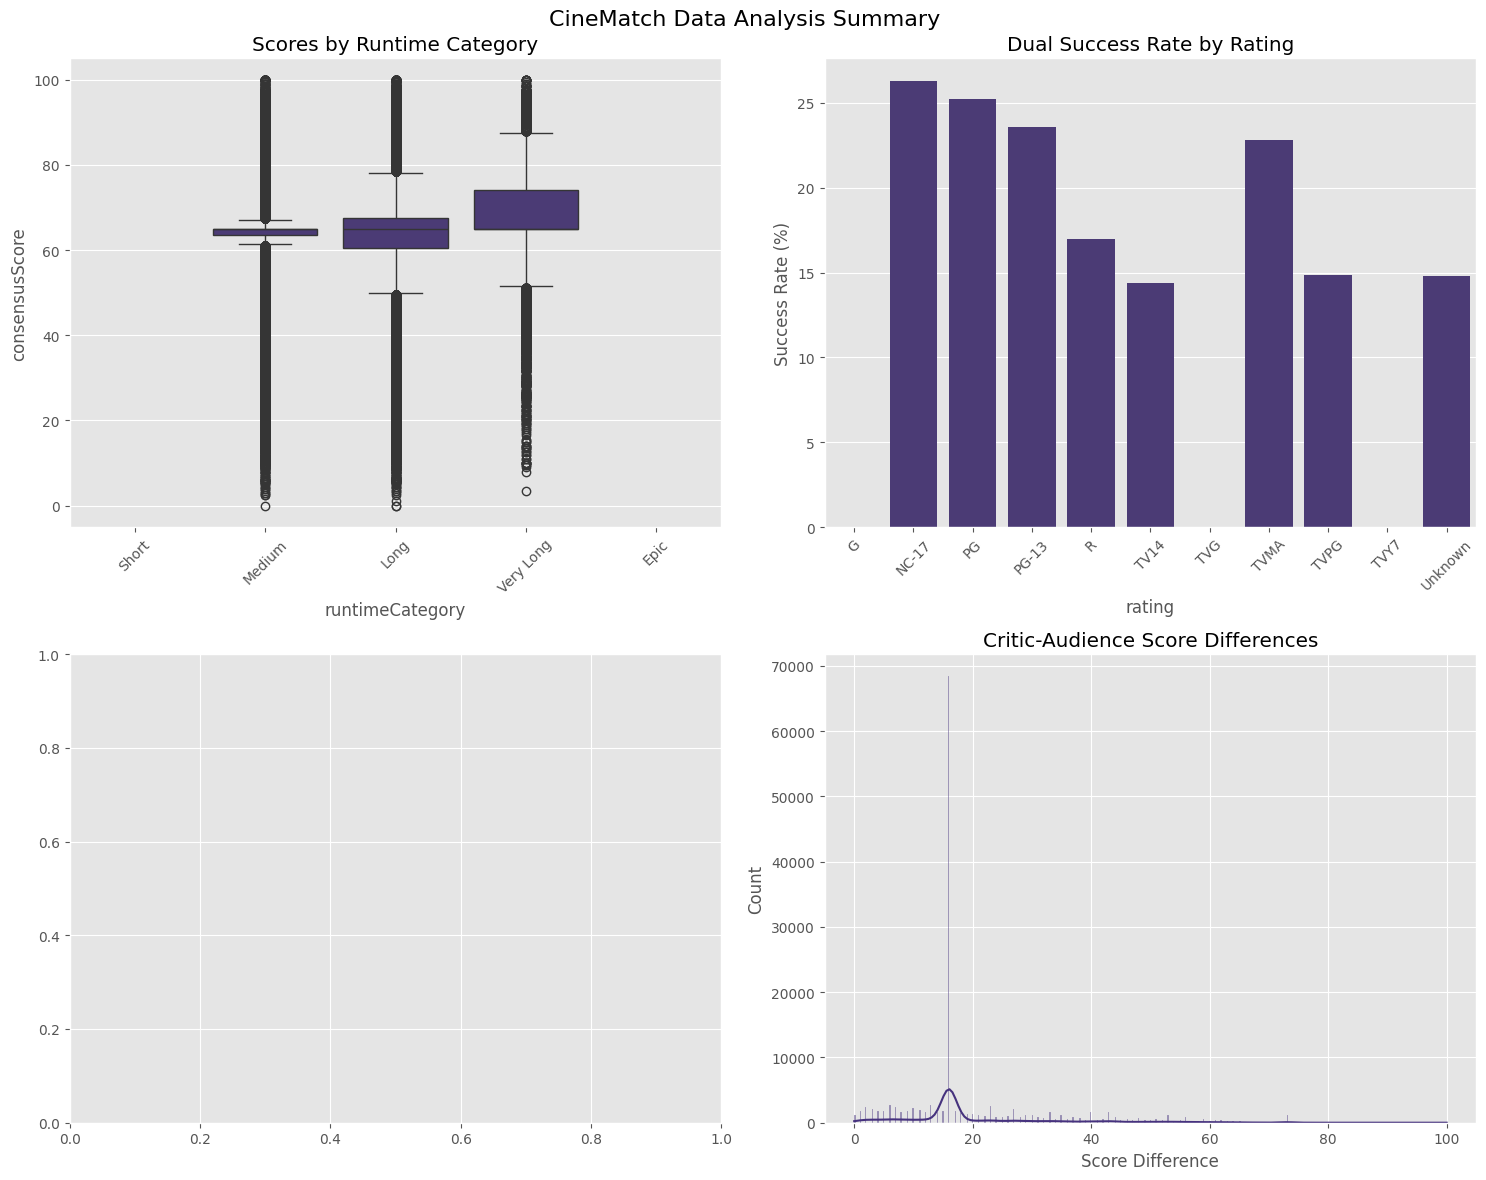
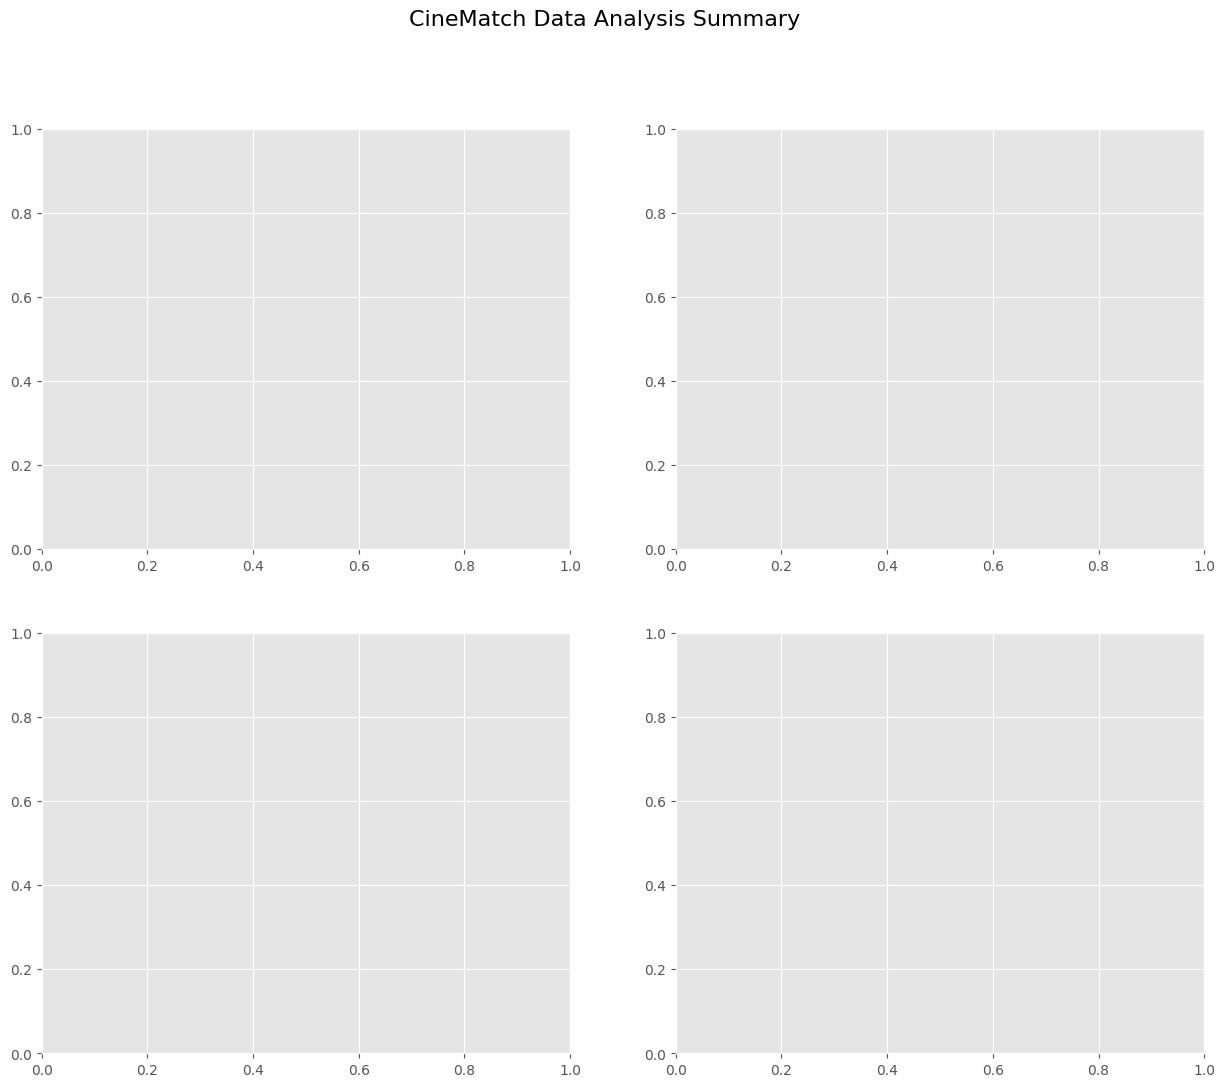
The change to this notebook cell's code, shown as a diff; its figure went from the first image to the second:
--- before
+++ after
@@ -22,8 +22,8 @@
 # axes[1, 0].set_ylabel('Average Score')
 
-# 4. Score difference distribution
-sns.histplot(movies_clean['scoreDifference'], kde=True, ax=axes[1, 1])
-axes[1, 1].set_title('Critic-Audience Score Differences')
-axes[1, 1].set_xlabel('Score Difference')
+# # 4. Score difference distribution
+# sns.histplot(movies_clean['scoreDifference'], kde=True, ax=axes[1, 1])
+# axes[1, 1].set_title('Critic-Audience Score Differences')
+# axes[1, 1].set_xlabel('Score Difference')
 
 plt.tight_layout()

Commit: EDA cmplete